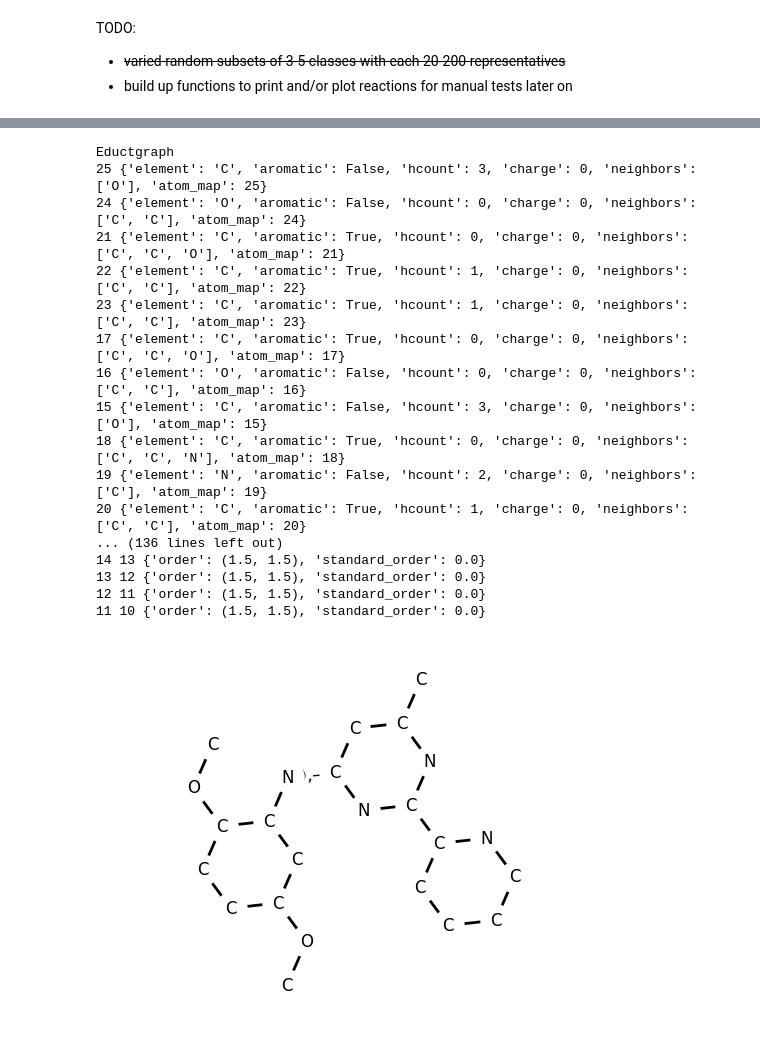
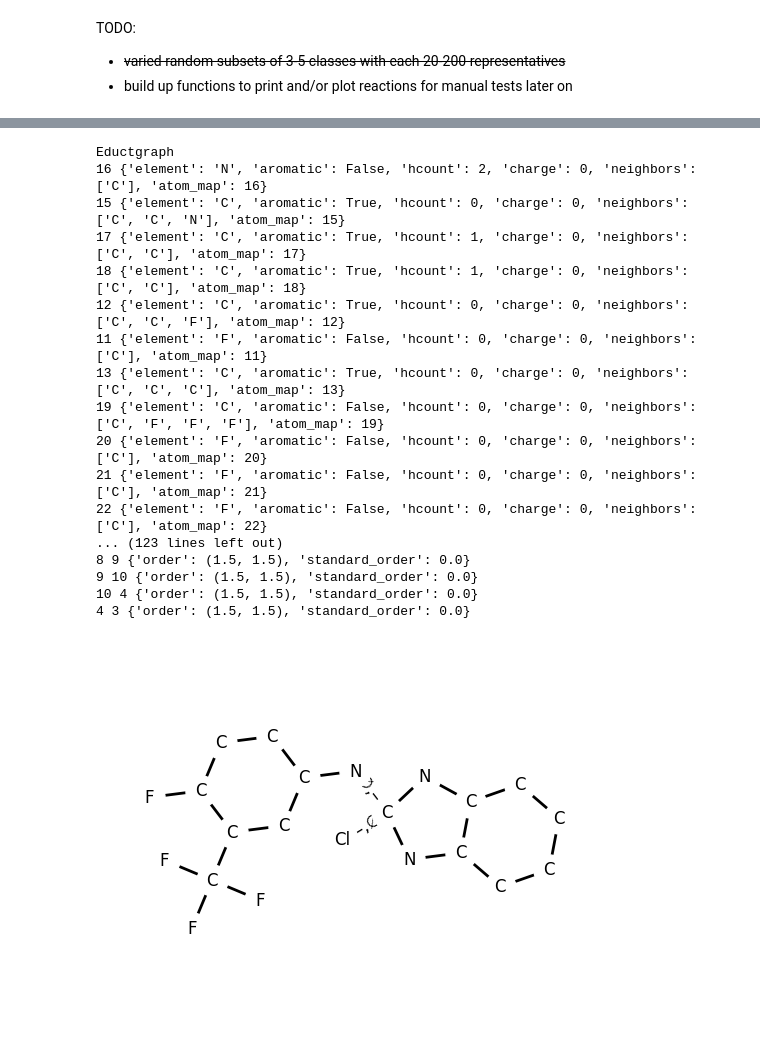
Before and after one commit to PatPatDango/reaction-kernels, a Jupyter notebook: scripts/wp1.ipynb, the cells around one changed output, grey strips where cells are left out. Drawn from its saved outputs; the diff is of its cells as text; code cells hidden in the pictures.

Commit message:
add Manual Inspection of Reaction Graphs

```diff
--- a/scripts/wp1.ipynb
+++ b/scripts/wp1.ipynb
@@ -96,22 +109,22 @@ Gespeichert: ['subsets_big\\subset_001.tsv', 'subsets_big\\subset_002.tsv', 'sub
 # %%
-rmsi = data["clean_rxn"].iloc[4]
+rmsi = data["clean_rxn"].iloc[9]
 visualize_graph(rmsi)
 # %% [output]
 Eductgraph
-25 {'element': 'C', 'aromatic': False, 'hcount': 3, 'charge': 0, 'neighbors': ['O'], 'atom_map': 25}
-24 {'element': 'O', 'aromatic': False, 'hcount': 0, 'charge': 0, 'neighbors': ['C', 'C'], 'atom_map': 24}
-21 {'element': 'C', 'aromatic': True, 'hcount': 0, 'charge': 0, 'neighbors': ['C', 'C', 'O'], 'atom_map': 21}
-22 {'element': 'C', 'aromatic': True, 'hcount': 1, 'charge': 0, 'neighbors': ['C', 'C'], 'atom_map': 22}
-23 {'element': 'C', 'aromatic': True, 'hcount': 1, 'charge': 0, 'neighbors': ['C', 'C'], 'atom_map': 23}
-17 {'element': 'C', 'aromatic': True, 'hcount': 0, 'charge': 0, 'neighbors': ['C', 'C', 'O'], 'atom_map': 17}
-16 {'element': 'O', 'aromatic': False, 'hcount': 0, 'charge': 0, 'neighbors': ['C', 'C'], 'atom_map': 16}
-15 {'element': 'C', 'aromatic': False, 'hcount': 3, 'charge': 0, 'neighbors': ['O'], 'atom_map': 15}
-18 {'element': 'C', 'aromatic': True, 'hcount': 0, 'charge': 0, 'neighbors': ['C', 'C', 'N'], 'atom_map': 18}
-19 {'element': 'N', 'aromatic': False, 'hcount': 2, 'charge': 0, 'neighbors': ['C'], 'atom_map': 19}
-20 {'element': 'C', 'aromatic': True, 'hcount': 1, 'charge': 0, 'neighbors': ['C', 'C'], 'atom_map': 20}
-... (136 lines left out)
-14 13 {'order': (1.5, 1.5), 'standard_order': 0.0}
-13 12 {'order': (1.5, 1.5), 'standard_order': 0.0}
-12 11 {'order': (1.5, 1.5), 'standard_order': 0.0}
-11 10 {'order': (1.5, 1.5), 'standard_order': 0.0}
+16 {'element': 'N', 'aromatic': False, 'hcount': 2, 'charge': 0, 'neighbors': ['C'], 'atom_map': 16}
+15 {'element': 'C', 'aromatic': True, 'hcount': 0, 'charge': 0, 'neighbors': ['C', 'C', 'N'], 'atom_map': 15}
+17 {'element': 'C', 'aromatic': True, 'hcount': 1, 'charge': 0, 'neighbors': ['C', 'C'], 'atom_map': 17}
+18 {'element': 'C', 'aromatic': True, 'hcount': 1, 'charge': 0, 'neighbors': ['C', 'C'], 'atom_map': 18}
+12 {'element': 'C', 'aromatic': True, 'hcount': 0, 'charge': 0, 'neighbors': ['C', 'C', 'F'], 'atom_map': 12}
+11 {'element': 'F', 'aromatic': False, 'hcount': 0, 'charge': 0, 'neighbors': ['C'], 'atom_map': 11}
+13 {'element': 'C', 'aromatic': True, 'hcount': 0, 'charge': 0, 'neighbors': ['C', 'C', 'C'], 'atom_map': 13}
+19 {'element': 'C', 'aromatic': False, 'hcount': 0, 'charge': 0, 'neighbors': ['C', 'F', 'F', 'F'], 'atom_map': 19}
+20 {'element': 'F', 'aromatic': False, 'hcount': 0, 'charge': 0, 'neighbors': ['C'], 'atom_map': 20}
+21 {'element': 'F', 'aromatic': False, 'hcount': 0, 'charge': 0, 'neighbors': ['C'], 'atom_map': 21}
+22 {'element': 'F', 'aromatic': False, 'hcount': 0, 'charge': 0, 'neighbors': ['C'], 'atom_map': 22}
+... (123 lines left out)
+8 9 {'order': (1.5, 1.5), 'standard_order': 0.0}
+9 10 {'order': (1.5, 1.5), 'standard_order': 0.0}
+10 4 {'order': (1.5, 1.5), 'standard_order': 0.0}
+4 3 {'order': (1.5, 1.5), 'standard_order': 0.0}
-[figure, old version]
+[figure, new version]
```
Also changed, not shown: parts of 7 cells of this notebook, 1 other file.
